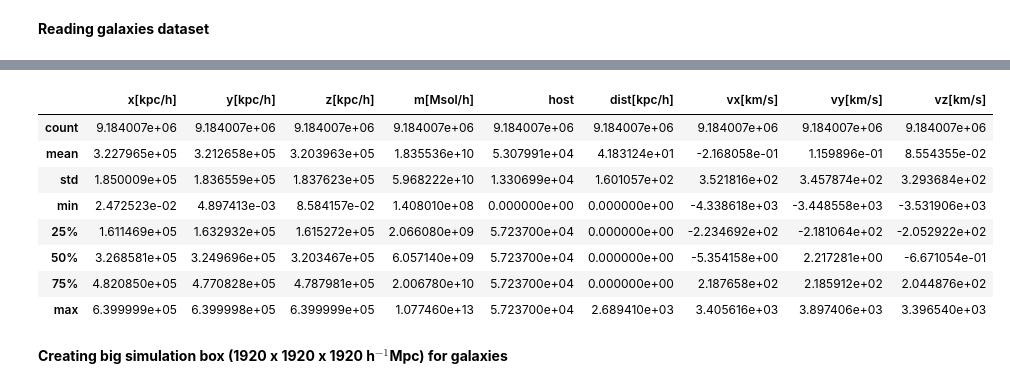
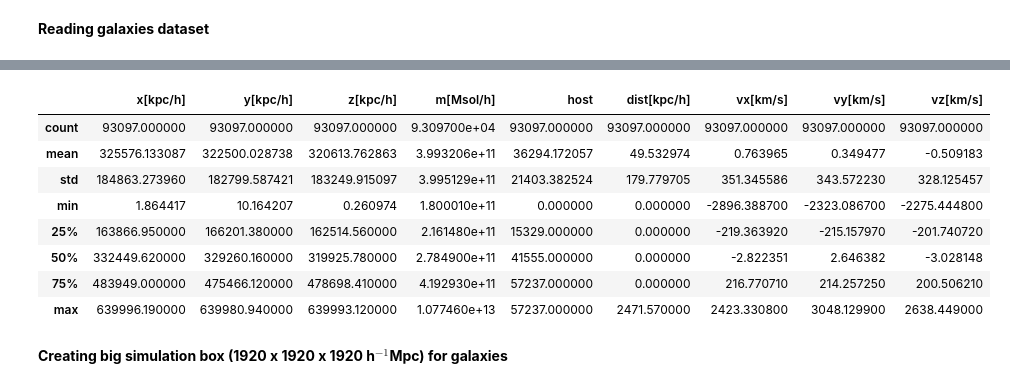
Before and after one commit to awaismirza92/velocity-reconstruction-and-kinetic-SZ, a Jupyter notebook: codes/Bias_Problem/Clus_Mass_Bins.ipynb, the cells around one changed output, grey strips where cells are left out. Saved outputs shown, nothing was run; the diff lists cells and outputs as text; code cells hidden in the pictures.

```diff
--- a/codes/Bias_Problem/Clus_Mass_Bins.ipynb
+++ b/codes/Bias_Problem/Clus_Mass_Bins.ipynb
@@ -61,7 +61,7 @@ def H(z):                           #hubble parameter (in km s^-1 Mpc^-1) using
 z = 0.42372720
 # data_address = '../input/magneticumsnap027z042-massfiltered/'
 data_address = '../Data/'
-greater_than = 8
+greater_than = 11.25
 df_gal = pd.read_csv(data_address + f'massive_galaxies_10_{greater_than}.csv')      #massive_galaxies.csv contains galaxies with mass greater than 1.8 ×10^{11} h^{−1} M_sun as done by Tanimura et al. (2020)
 df_gal.describe()
 # %% [output]
@@ -70,12 +70,12 @@ Wall time: 9.83 s
 |  | x[kpc/h] | y[kpc/h] | z[kpc/h] | m[Msol/h] | host | dist[kpc/h] | vx[km/s] | vy[km/s] | vz[km/s] |
-| count | 9.184007e+06 | 9.184007e+06 | 9.184007e+06 | 9.184007e+06 | 9.184007e+06 | 9.184007e+06 | 9.184007e+06 | 9.184007e+06 | 9.184007e+06 |
-| mean | 3.227965e+05 | 3.212658e+05 | 3.203963e+05 | 1.835536e+10 | 5.307991e+04 | 4.183124e+01 | -2.168058e-01 | 1.159896e-01 | 8.554355e-02 |
-| std | 1.850009e+05 | 1.836559e+05 | 1.837623e+05 | 5.968222e+10 | 1.330699e+04 | 1.601057e+02 | 3.521816e+02 | 3.457874e+02 | 3.293684e+02 |
-| min | 2.472523e-02 | 4.897413e-03 | 8.584157e-02 | 1.408010e+08 | 0.000000e+00 | 0.000000e+00 | -4.338618e+03 | -3.448558e+03 | -3.531906e+03 |
-| 25% | 1.611469e+05 | 1.632932e+05 | 1.615272e+05 | 2.066080e+09 | 5.723700e+04 | 0.000000e+00 | -2.234692e+02 | -2.181064e+02 | -2.052922e+02 |
-| 50% | 3.268581e+05 | 3.249696e+05 | 3.203467e+05 | 6.057140e+09 | 5.723700e+04 | 0.000000e+00 | -5.354158e+00 | 2.217281e+00 | -6.671054e-01 |
-| 75% | 4.820850e+05 | 4.770828e+05 | 4.787981e+05 | 2.006780e+10 | 5.723700e+04 | 0.000000e+00 | 2.187658e+02 | 2.185912e+02 | 2.044876e+02 |
-| max | 6.399999e+05 | 6.399998e+05 | 6.399999e+05 | 1.077460e+13 | 5.723700e+04 | 2.689410e+03 | 3.405616e+03 | 3.897406e+03 | 3.396540e+03 |
+| count | 93097.000000 | 93097.000000 | 93097.000000 | 9.309700e+04 | 93097.000000 | 93097.000000 | 93097.000000 | 93097.000000 | 93097.000000 |
+| mean | 325576.133087 | 322500.028738 | 320613.762863 | 3.993206e+11 | 36294.172057 | 49.532974 | 0.763965 | 0.349477 | -0.509183 |
+| std | 184863.273960 | 182799.587421 | 183249.915097 | 3.995129e+11 | 21403.382524 | 179.779705 | 351.345586 | 343.572230 | 328.125457 |
+| min | 1.864417 | 10.164207 | 0.260974 | 1.800010e+11 | 0.000000 | 0.000000 | -2896.388700 | -2323.086700 | -2275.444800 |
+| 25% | 163866.950000 | 166201.380000 | 162514.560000 | 2.161480e+11 | 15329.000000 | 0.000000 | -219.363920 | -215.157970 | -201.740720 |
+| 50% | 332449.620000 | 329260.160000 | 319925.780000 | 2.784900e+11 | 41555.000000 | 0.000000 | -2.822351 | 2.646382 | -3.028148 |
+| 75% | 483949.000000 | 475466.120000 | 478698.410000 | 4.192930e+11 | 57237.000000 | 0.000000 | 216.770710 | 214.257250 | 200.506210 |
+| max | 639996.190000 | 639980.940000 | 639993.120000 | 1.077460e+13 | 57237.000000 | 2471.570000 | 2423.330800 | 3048.129900 | 2638.449000 |
 # %% [markdown]
 **Creating big simulation box (1920 x 1920 x 1920 h$^{-1}$Mpc) for galaxies**
 # %%
```
Also changed, not shown: parts of 12 cells of this notebook, 14 other files.
